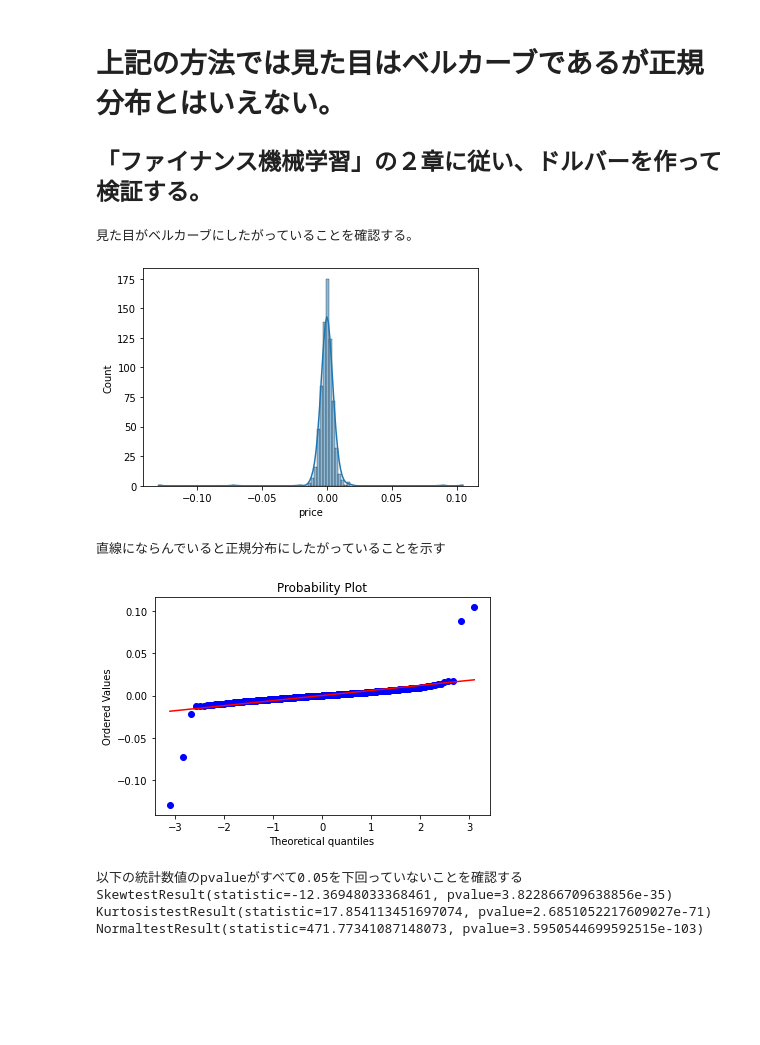
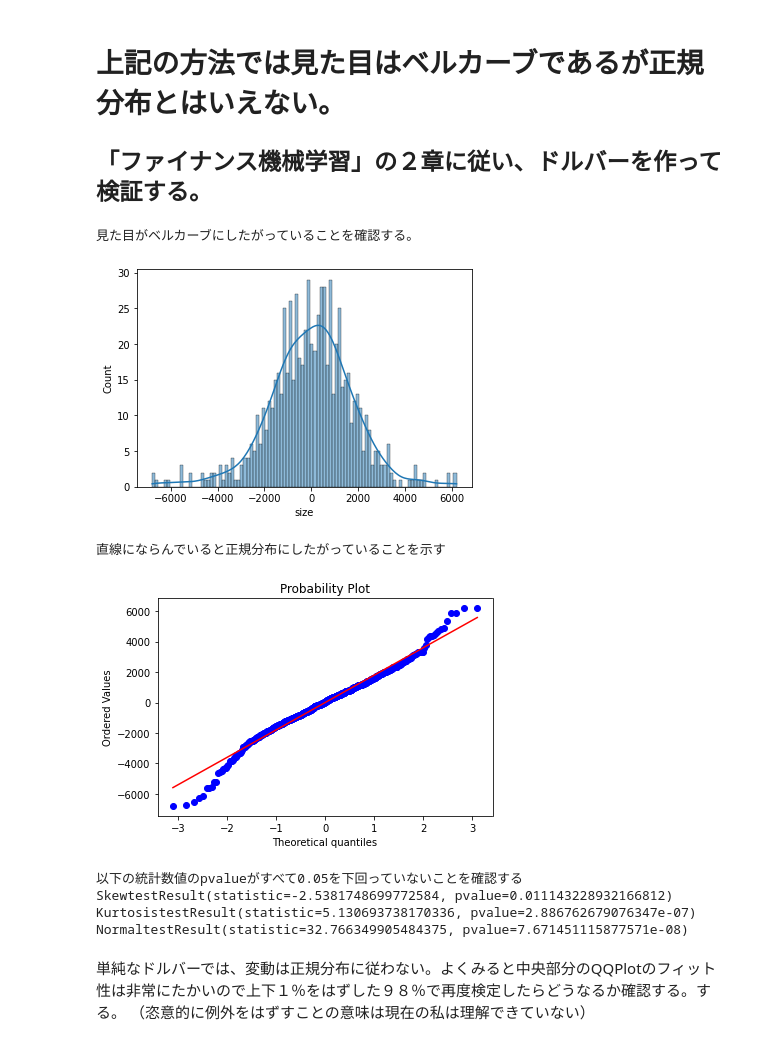
Before and after one commit to yasstake/BBAnalysis, a Jupyter notebook: notebook/02_check_fit_norm.ipynb, the cells around one changed output. Cells and saved outputs as stored; diff of their text form; code cells hidden in the pictures; blank space fills up the shorter version.

```diff
--- a/notebook/02_check_fit_norm.ipynb
+++ b/notebook/02_check_fit_norm.ipynb
@@ -330,34 +351,34 @@ NormaltestResult(statistic=30.313524140101133, pvalue=2.615181705379797e-07)
 # %%
 # 累積取引高のカラムを追加
 df['cumsum'] = df['size'].cumsum()
 
 # 累積取引高を50_000_000ドル刻みで dollar カラムとして追加する
 df['dollar'] = round(df['cumsum']/50_000_000)
 
 # 取引高刻み毎にグループ化い平均をバーの値とする。
-dollar = df.groupby('dollar').mean()
+dollar_returns = df.groupby('dollar')['size'].mean()
 dollar_returns = dollar_returns.diff().dropna()
 
 print('見た目がベルカーブにしたがっていることを確認する。')
 sns.histplot(dollar_returns, bins=100, kde=True)
 plt.show()
 
 # QQプロットの表示
 print('直線にならんでいると正規分布にしたがっていることを示す')
 stats.probplot(dollar_returns, plot=plt)
 plt.show()
 
 # 統計的検定の実施
 print('以下の統計数値のpvalueがすべて0.05を下回っていないことを確認する')
 print(stats.skewtest(dollar_returns))
 print(stats.kurtosistest(dollar_returns))
 print(stats.normaltest(dollar_returns))
 # %% [output]
 見た目がベルカーブにしたがっていることを確認する。
-[figure, old version]
+[figure, new version]
 直線にならんでいると正規分布にしたがっていることを示す
-[figure, old version]
+[figure, new version]
 以下の統計数値のpvalueがすべて0.05を下回っていないことを確認する
-SkewtestResult(statistic=-12.36948033368461, pvalue=3.822866709638856e-35)
-KurtosistestResult(statistic=17.854113451697074, pvalue=2.6851052217609027e-71)
-NormaltestResult(statistic=471.77341087148073, pvalue=3.5950544699592515e-103)
+SkewtestResult(statistic=-2.5381748699772584, pvalue=0.011143228932166812)
+KurtosistestResult(statistic=5.130693738170336, pvalue=2.886762679076347e-07)
+NormaltestResult(statistic=32.766349905484375, pvalue=7.671451115877571e-08)
@@ -366,3 +385,6 @@ NormaltestResult(statistic=471.77341087148073, pvalue=3.5950544699592515e-103)
+# %% [markdown]
+単純なドルバーでは、変動は正規分布に従わない。よくみると中央部分のQQPlotのフィット性は非常にたかいので上下１％をはずした９８％で再度検定したらどうなるか確認する。する。
+（恣意的に例外をはずすことの意味は現在の私は理解できていない）
 # %%
 q = dollar_returns.quantile(0.99)
 print(q)
```
Also changed, not shown: parts of 5 cells of this notebook.
